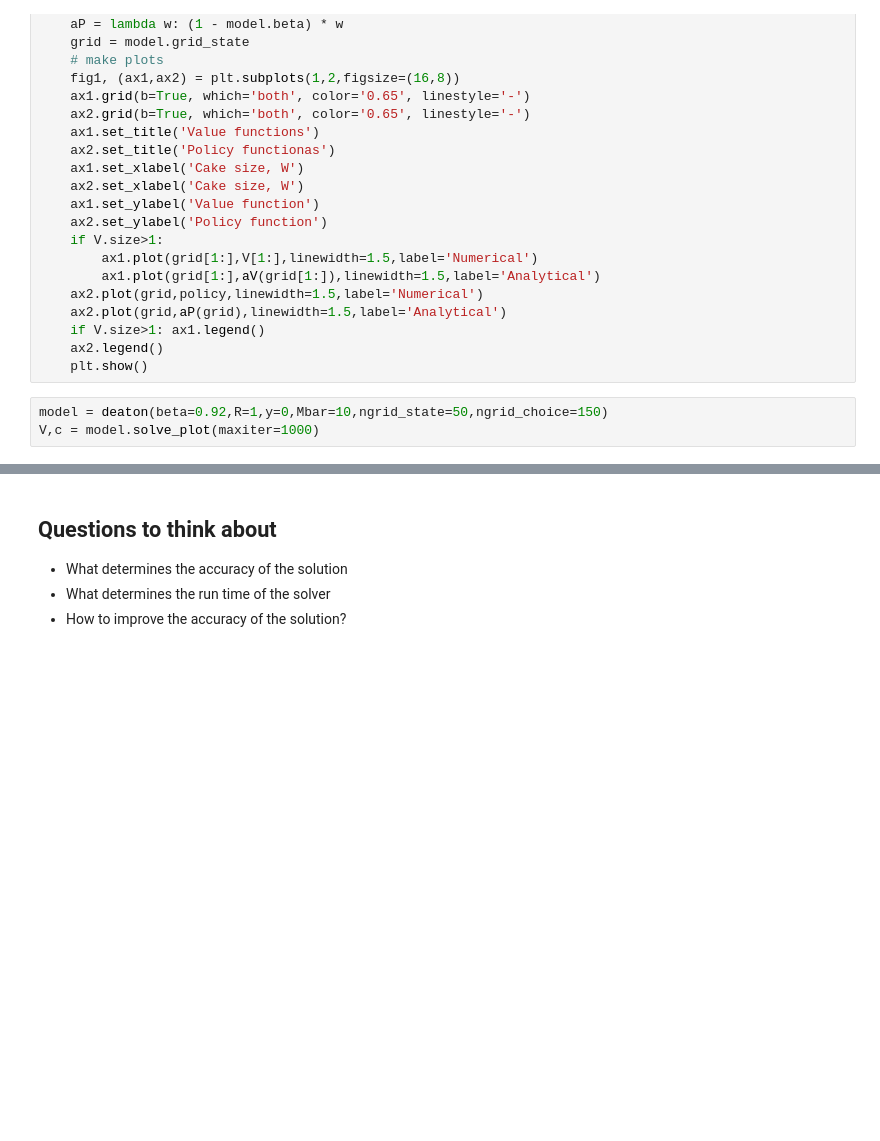
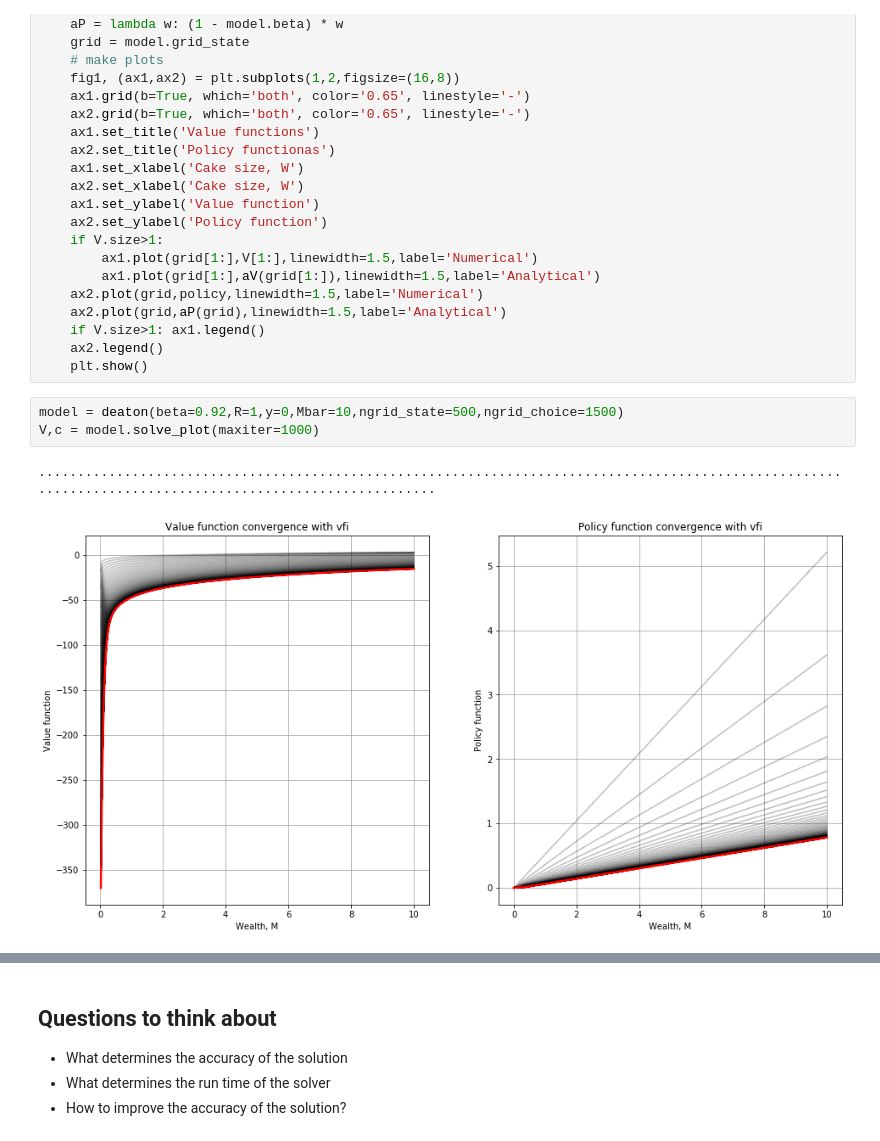
Before and after one commit to CompEconCourse/CourseMaterials, a Jupyter notebook: lec5_deaton.ipynb, the cells around one changed output, grey strips where cells are left out. Cells and saved outputs as stored; diff of their text form; blank space fills up the shorter version.

```diff
--- a/lec5_deaton.ipynb
+++ b/lec5_deaton.ipynb
@@ -648,7 +682,10 @@ def check_analytic(model,V,policy):
     ax2.legend()
     plt.show()
 # %%
-model = deaton(beta=0.92,R=1,y=0,Mbar=10,ngrid_state=50,ngrid_choice=150)
+model = deaton(beta=0.92,R=1,y=0,Mbar=10,ngrid_state=500,ngrid_choice=1500)
 V,c = model.solve_plot(maxiter=1000)
+# %% [output]
+..........................................................................................................................................................
+[figure, added]
 # %%
 check_analytic(model,V=V,policy=c)
```
Also changed, not shown: parts of 22 cells of this notebook, 1 other file.
